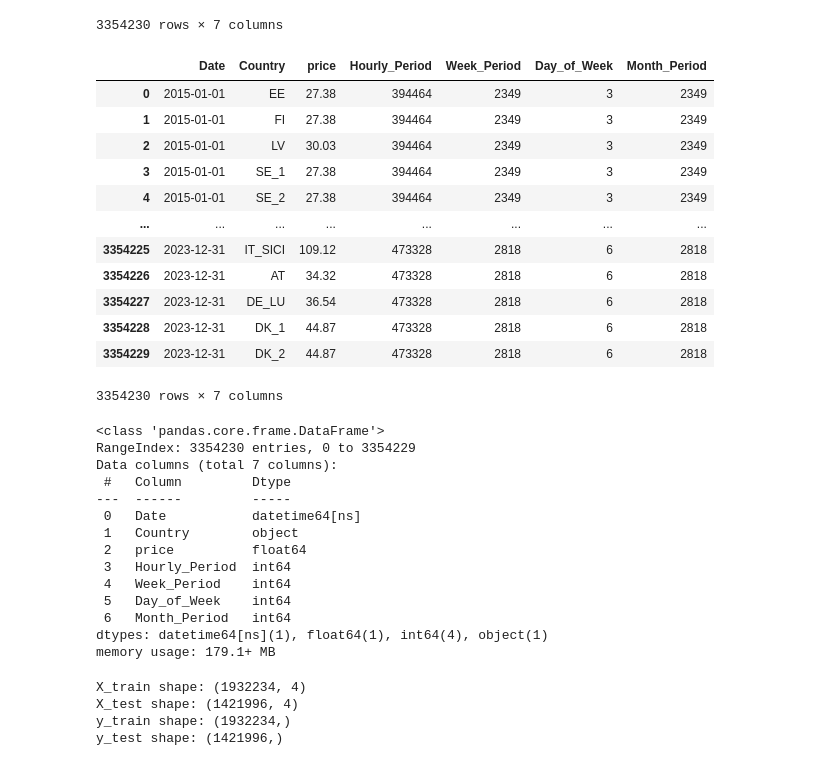
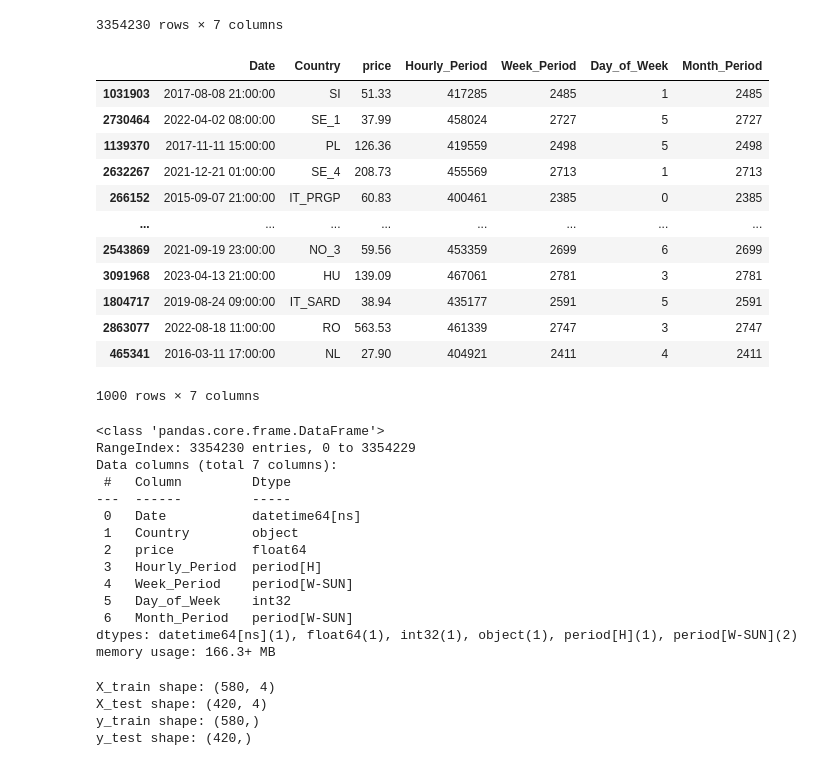
Before and after one commit to hertiemlteam/machine_learning, a Jupyter notebook: machine_learning_energy_forest.ipynb, the cells around one changed output. Saved outputs shown, nothing was run; the diff lists cells and outputs as text; code cells hidden in the pictures.

```diff
--- a/machine_learning_energy_forest.ipynb
+++ b/machine_learning_energy_forest.ipynb
@@ -201,27 +201,26 @@ result_price_dataframe
 | 3354229 | 2023-12-31 | DK_2 | 44.87 | 2023-12-31 00:00 | 2023-12-25/2023-12-31 | 6 | 2023-12-25/2023-12-31 |
 3354230 rows × 7 columns
 # %%
-
-result_price_dataframe['Week_Period'] = result_price_dataframe['Week_Period'].astype(int)
-result_price_dataframe['Month_Period'] = result_price_dataframe['Month_Period'].astype(int)
-result_price_dataframe['Hourly_Period'] = result_price_dataframe['Hourly_Period'].astype(int)
-result_price_dataframe['Day_of_Week'] = result_price_dataframe['Day_of_Week'].astype(int)
-result_price_dataframe
-result_price_dataframe['Date'] = result_price_dataframe['Date'].astype(int)
+result_price_dataframe_sample = result_price_dataframe.sample(n=1000, random_state=42)
+result_price_dataframe_sample['Week_Period'] = result_price_dataframe_sample['Week_Period'].astype(int)
+result_price_dataframe_sample['Month_Period'] = result_price_dataframe_sample['Month_Period'].astype(int)
+result_price_dataframe_sample['Hourly_Period'] = result_price_dataframe_sample['Hourly_Period'].astype(int)
+result_price_dataframe_sample['Day_of_Week'] = result_price_dataframe_sample['Day_of_Week'].astype(int)
+result_price_dataframe_sample
 # %% [output]
 |  | Date | Country | price | Hourly_Period | Week_Period | Day_of_Week | Month_Period |
-| 0 | 2015-01-01 | EE | 27.38 | 394464 | 2349 | 3 | 2349 |
-| 1 | 2015-01-01 | FI | 27.38 | 394464 | 2349 | 3 | 2349 |
-| 2 | 2015-01-01 | LV | 30.03 | 394464 | 2349 | 3 | 2349 |
-| 3 | 2015-01-01 | SE_1 | 27.38 | 394464 | 2349 | 3 | 2349 |
-| 4 | 2015-01-01 | SE_2 | 27.38 | 394464 | 2349 | 3 | 2349 |
+| 1031903 | 2017-08-08 21:00:00 | SI | 51.33 | 417285 | 2485 | 1 | 2485 |
+| 2730464 | 2022-04-02 08:00:00 | SE_1 | 37.99 | 458024 | 2727 | 5 | 2727 |
+| 1139370 | 2017-11-11 15:00:00 | PL | 126.36 | 419559 | 2498 | 5 | 2498 |
+| 2632267 | 2021-12-21 01:00:00 | SE_4 | 208.73 | 455569 | 2713 | 1 | 2713 |
+| 266152 | 2015-09-07 21:00:00 | IT_PRGP | 60.83 | 400461 | 2385 | 0 | 2385 |
 | ... | ... | ... | ... | ... | ... | ... | ... |
-| 3354225 | 2023-12-31 | IT_SICI | 109.12 | 473328 | 2818 | 6 | 2818 |
-| 3354226 | 2023-12-31 | AT | 34.32 | 473328 | 2818 | 6 | 2818 |
-| 3354227 | 2023-12-31 | DE_LU | 36.54 | 473328 | 2818 | 6 | 2818 |
-| 3354228 | 2023-12-31 | DK_1 | 44.87 | 473328 | 2818 | 6 | 2818 |
-| 3354229 | 2023-12-31 | DK_2 | 44.87 | 473328 | 2818 | 6 | 2818 |
+| 2543869 | 2021-09-19 23:00:00 | NO_3 | 59.56 | 453359 | 2699 | 6 | 2699 |
+| 3091968 | 2023-04-13 21:00:00 | HU | 139.09 | 467061 | 2781 | 3 | 2781 |
+| 1804717 | 2019-08-24 09:00:00 | IT_SARD | 38.94 | 435177 | 2591 | 5 | 2591 |
+| 2863077 | 2022-08-18 11:00:00 | RO | 563.53 | 461339 | 2747 | 3 | 2747 |
+| 465341 | 2016-03-11 17:00:00 | NL | 27.90 | 404921 | 2411 | 4 | 2411 |
-3354230 rows × 7 columns
+1000 rows × 7 columns
 # %%
 result_price_dataframe.info()
 # %% [output]
@@ -233,10 +232,10 @@ Data columns (total 7 columns):
  0   Date           datetime64[ns]
  1   Country        object
  2   price          float64
- 3   Hourly_Period  int64
- 4   Week_Period    int64
- 5   Day_of_Week    int64
- 6   Month_Period   int64
-dtypes: datetime64[ns](1), float64(1), int64(4), object(1)
-memory usage: 179.1+ MB
+ 3   Hourly_Period  period[H]
+ 4   Week_Period    period[W-SUN]
+ 5   Day_of_Week    int32
+ 6   Month_Period   period[W-SUN]
+dtypes: datetime64[ns](1), float64(1), int32(1), object(1), period[H](1), period[W-SUN](2)
+memory usage: 166.3+ MB
 # %%
@@ -246,8 +245,8 @@ y = result_price_dataframe['price']
 from sklearn.model_selection import train_test_split
 
 # Filter the data based on years
-train = result_price_dataframe[result_price_dataframe['Date'].dt.year < 2020]
-test = result_price_dataframe[result_price_dataframe['Date'].dt.year >= 2020]
+train = result_price_dataframe_sample[result_price_dataframe['Date'].dt.year < 2020]
+test = result_price_dataframe_sample[result_price_dataframe['Date'].dt.year >= 2020]
 
 # Define features and target for training and testing sets
 X_train = train.drop(['price', 'Date', 'Country'], axis=1)
@@ -260,10 +259,10 @@ print("X_test shape:", X_test.shape)
 print("y_train shape:", y_train.shape)
 print("y_test shape:", y_test.shape)
 # %% [output]
-X_train shape: (1932234, 4)
-X_test shape: (1421996, 4)
-y_train shape: (1932234,)
-y_test shape: (1421996,)
+X_train shape: (580, 4)
+X_test shape: (420, 4)
+y_train shape: (580,)
+y_test shape: (420,)
 # %%
 scaler = StandardScaler()
 X_train_scaled = scaler.fit_transform(X_train)
```
Also changed, not shown: parts of 3 cells of this notebook.
